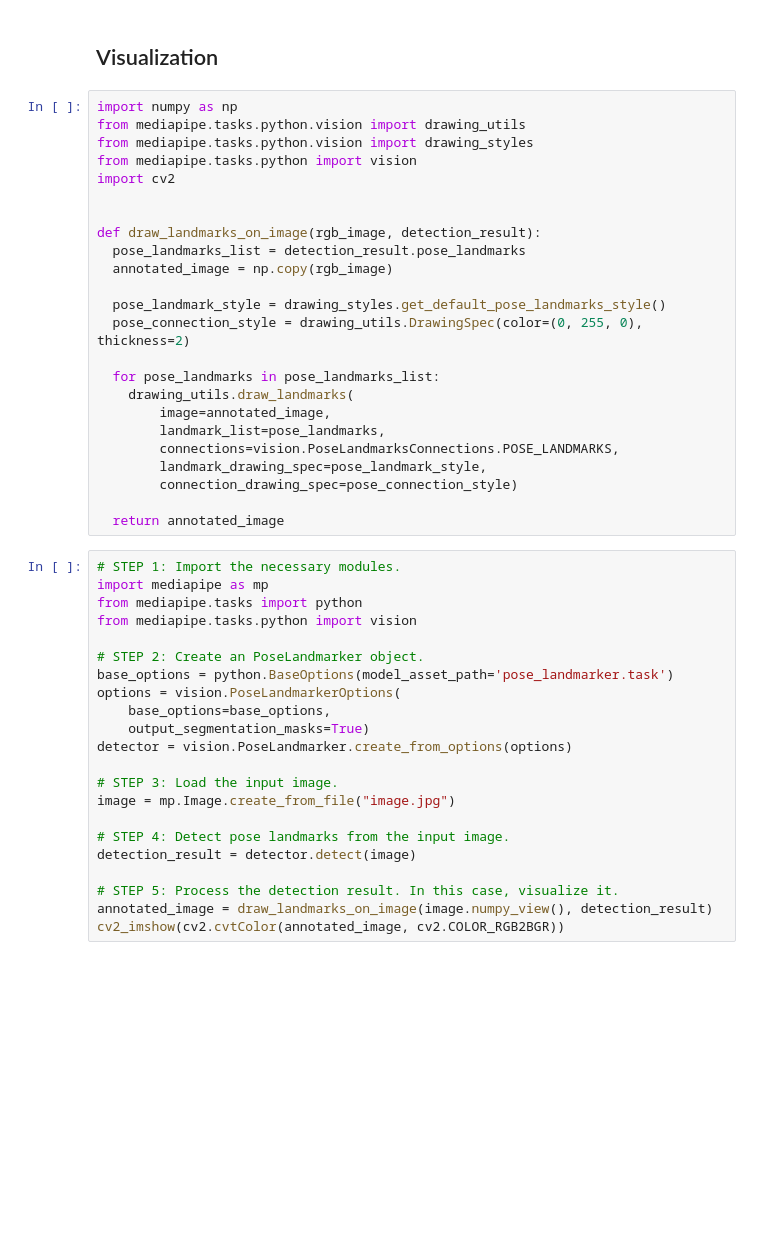
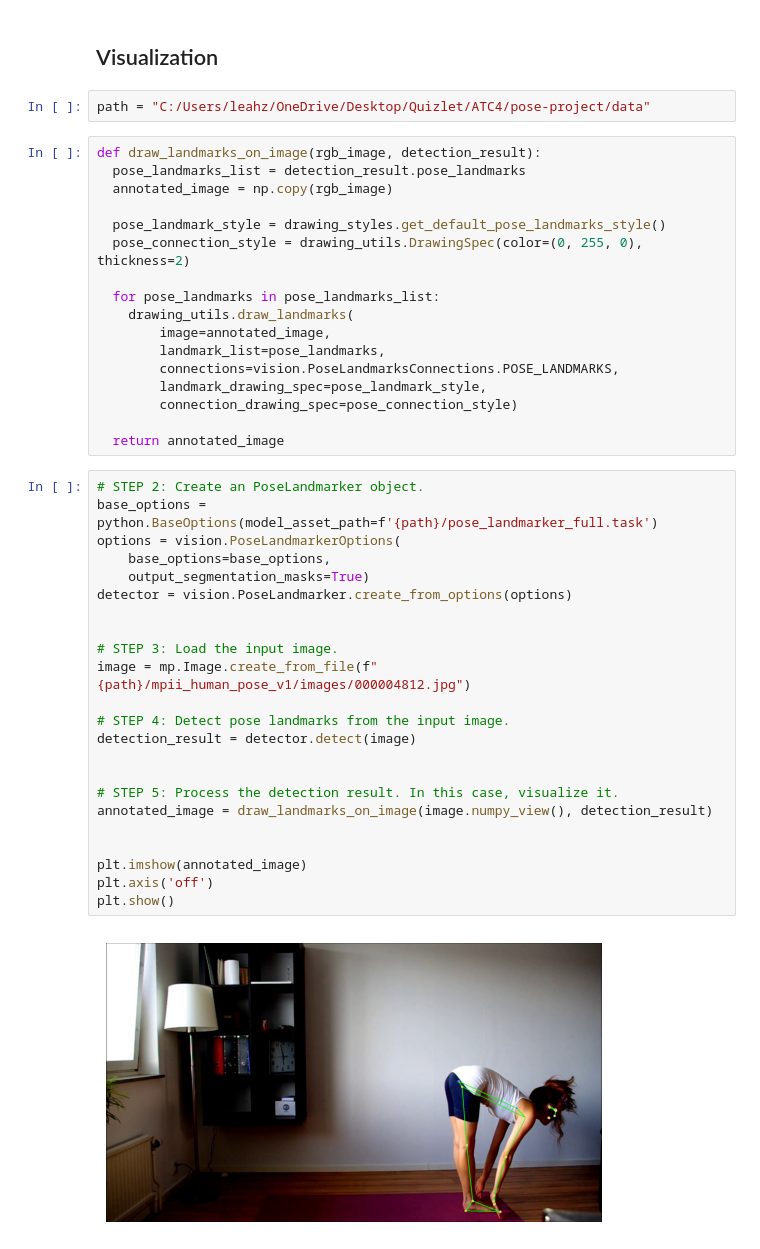
Before and after one commit to Leahie/pose-project, a Jupyter notebook: image_similarlity.ipynb, the cells around one changed output. Saved outputs shown, nothing was run; the diff lists cells and outputs as text; blank space fills up the shorter version.

Commit message:
create data conversion

```diff
--- a/image_similarlity.ipynb
+++ b/image_similarlity.ipynb
@@ -44,13 +55,8 @@ Legs
 # %% [markdown]
 ## Visualization
+# %%
+path = "C:/Users/leahz/OneDrive/Desktop/Quizlet/ATC4/pose-project/data"
 # %%
-import numpy as np
-from mediapipe.tasks.python.vision import drawing_utils
-from mediapipe.tasks.python.vision import drawing_styles
-from mediapipe.tasks.python import vision
-import cv2
-
-
 def draw_landmarks_on_image(rgb_image, detection_result):
   pose_landmarks_list = detection_result.pose_landmarks
   annotated_image = np.copy(rgb_image)
@@ -68,24 +74,27 @@ def draw_landmarks_on_image(rgb_image, detection_result):
 
   return annotated_image
 # %%
-# STEP 1: Import the necessary modules.
-import mediapipe as mp
-from mediapipe.tasks import python
-from mediapipe.tasks.python import vision
-
 # STEP 2: Create an PoseLandmarker object.
-base_options = python.BaseOptions(model_asset_path='pose_landmarker.task')
+base_options = python.BaseOptions(model_asset_path=f'{path}/pose_landmarker_full.task')
 options = vision.PoseLandmarkerOptions(
     base_options=base_options,
     output_segmentation_masks=True)
 detector = vision.PoseLandmarker.create_from_options(options)
 
+
 # STEP 3: Load the input image.
-image = mp.Image.create_from_file("image.jpg")
+image = mp.Image.create_from_file(f"{path}/mpii_human_pose_v1/images/000004812.jpg")
 
 # STEP 4: Detect pose landmarks from the input image.
 detection_result = detector.detect(image)
 
+
 # STEP 5: Process the detection result. In this case, visualize it.
 annotated_image = draw_landmarks_on_image(image.numpy_view(), detection_result)
-cv2_imshow(cv2.cvtColor(annotated_image, cv2.COLOR_RGB2BGR))
+
+
+plt.imshow(annotated_image)
+plt.axis('off')
+plt.show()
+# %% [output]
+[figure, added]
```
Also changed, not shown: parts of 9 cells of this notebook.
